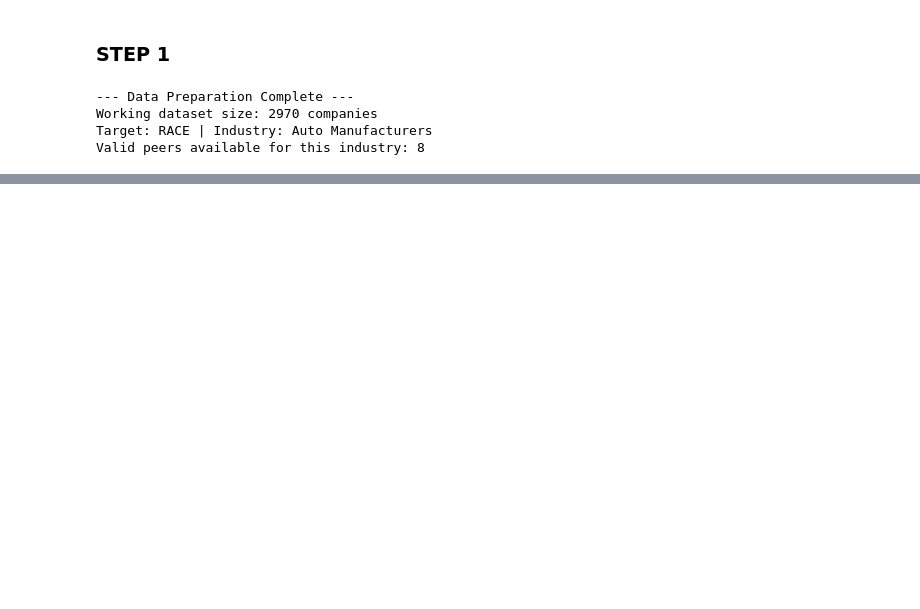
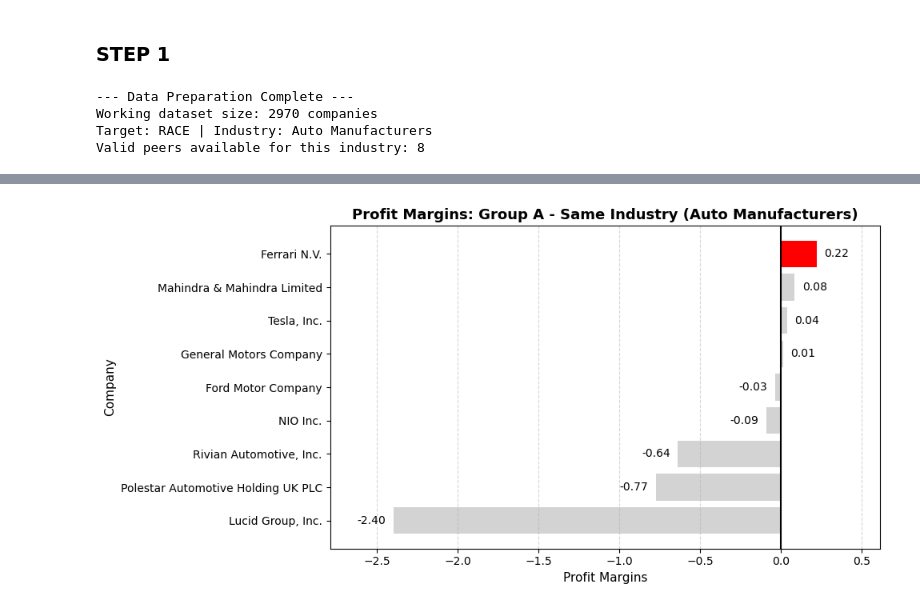
Before and after one commit to Cris887272/BDA2026, a Jupyter notebook: Homework2_company_deep_dive.ipynb, the cells around one changed output, grey strips where cells are left out. Drawn from its saved outputs; the diff is of its cells as text; code cells hidden in the pictures; blank space fills up the shorter version.

```diff
--- a/Homework2_company_deep_dive.ipynb
+++ b/Homework2_company_deep_dive.ipynb
@@ -59,0 +181,96 @@ Valid peers available for this industry: 8
+# %%
+# Business Question 1 - Profitability
+
+# Define the chosen profitability metrics and the target company symbol
+metrics = ['profit_margins', 'return_on_equity']
+target_symbol = 'RACE'
+
+# Retrieve the target industry and define the geographic group (Europe)
+target_industry = df_work[df_work['symbol'] == target_symbol]['industry'].iloc[0]
+europe_countries = ['Ireland', 'Italy', 'Germany', 'Netherlands', 'Luxembourg', 'Spain', 'France']
+
+# Iterate through each metric to generate the specific groups and charts
+for metric in metrics:
+
+    # Clean missing and invalid values specifically for the current metric being analyzed
+    df_metric = df_work.dropna(subset=[metric]).copy()
+
+    # RULE APPLIED: Extract Target Market Cap from the ORIGINAL dataset (df_work)
+    # to avoid crashes if the target is dropped from df_metric due to missing values.
+    target_mc = df_work[df_work['symbol'] == target_symbol]['market_cap'].iloc[0]
+
+    # Calculate the absolute distance between the target's market cap and peers
+    df_metric['mc_dist'] = (df_metric['market_cap'] - target_mc).abs()
+
+    # Building the Peer Groups
+
+    # Group A (Industry): Selects top 10 companies by market cap
+    group_a = df_metric[df_metric['industry'] == target_industry].sort_values(by='market_cap', ascending=False).head(10)
+    # Appends the target company if it is not naturally in the top 10
+    if target_symbol not in group_a['symbol'].values:
+        target_row = df_metric[df_metric['symbol'] == target_symbol]
+        if not target_row.empty:
+            group_a = pd.concat([group_a, target_row])
+
+    # Group B (Geographic): Selects top 10 companies by market cap in Europe
+    group_b = df_metric[df_metric['country'].isin(europe_countries)].sort_values(by='market_cap', ascending=False).head(10)
+    # Appends the target company if missing
+    if target_symbol not in group_b['symbol'].values:
+        target_row = df_metric[df_metric['symbol'] == target_symbol]
+        if not target_row.empty:
+            group_b = pd.concat([group_b, target_row])
+
+    # Group C (Market Cap): Sorts all companies by absolute market cap distance and keeps the closest 10
+    group_c = df_metric.sort_values(by='mc_dist', ascending=True).head(10)
+
+    # Store groups in a dictionary for easy plotting iteration
+    groups_dict = {
+        f"Group A - Same Industry ({target_industry})": group_a,
+        "Group B - Same Geographic Group (Europe)": group_b,
+        "Group C - Closest Market Cap": group_c
+    }
+
+    # Generating the Charts
+    for title, group_df in groups_dict.items():
+        plot_df = group_df.copy()
+
+        # Use symbol as label if company_name is missing or empty
+        plot_df['plot_label'] = plot_df.apply(
+            lambda x: x['symbol'] if pd.isna(x['company_name']) or str(x['company_name']).strip() == '' else x['company_name'],
+            axis=1
+        )
+
+        # Sort values by metric for readable horizontal bars
+        plot_df = plot_df.sort_values(by=metric, ascending=True)
+
+        plt.figure(figsize=(10, 5))
+
+        # Clearly highlight the target company in red against the light grey peers
+        colors = ['red' if sym == target_symbol else 'lightgrey' for sym in plot_df['symbol']]
+        bars = plt.barh(plot_df['plot_label'], plot_df[metric], color=colors)
+
+        # Annotate the zero line to accurately accommodate and display negative values (e.g., negative ROE)
+        plt.axvline(0, color='black', linewidth=1.5, linestyle='-')
+
+        # Chart formatting
+        plt.title(f"{metric.replace('_', ' ').title()}: {title}", fontsize=13, fontweight='bold')
+        plt.xlabel(metric.replace('_', ' ').title(), fontsize=11)
+        plt.ylabel('Company', fontsize=11)
+        plt.grid(axis='x', linestyle='--', alpha=0.5)
+
+        # Calculate dynamic offset for text labels
+        max_val = plot_df[metric].abs().max()
+        offset = max_val * 0.02 if pd.notna(max_val) and max_val > 0 else 0.05
+
+        # Add numeric labels directly on the bars, aligning left or right based on positive/negative values
+        for bar in bars:
+            val = bar.get_width()
+            align = 'left' if val >= 0 else 'right'
+            x_pos = val + offset if val >= 0 else val - offset
+            plt.text(x_pos, bar.get_y() + bar.get_height()/2, f'{val:.2f}', va='center', ha=align, fontsize=10)
+
+        plt.margins(x=0.15)
+        plt.tight_layout()
+        plt.show()
+# %% [output]
+[figure, added]
```
Also changed, not shown: parts of 17 cells of this notebook.
